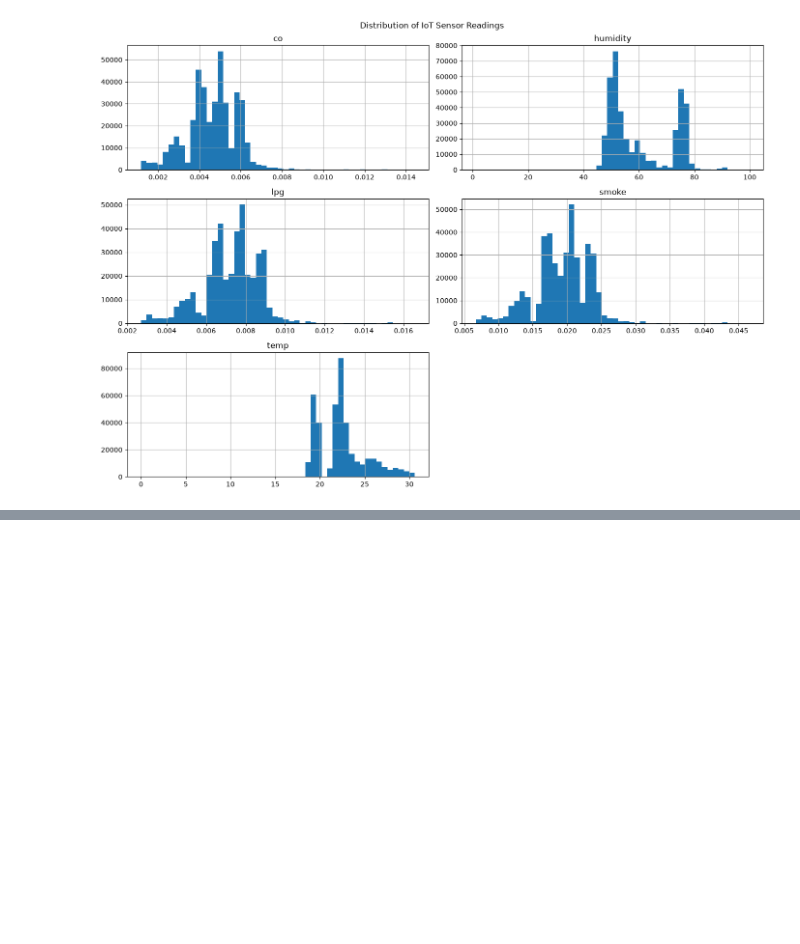
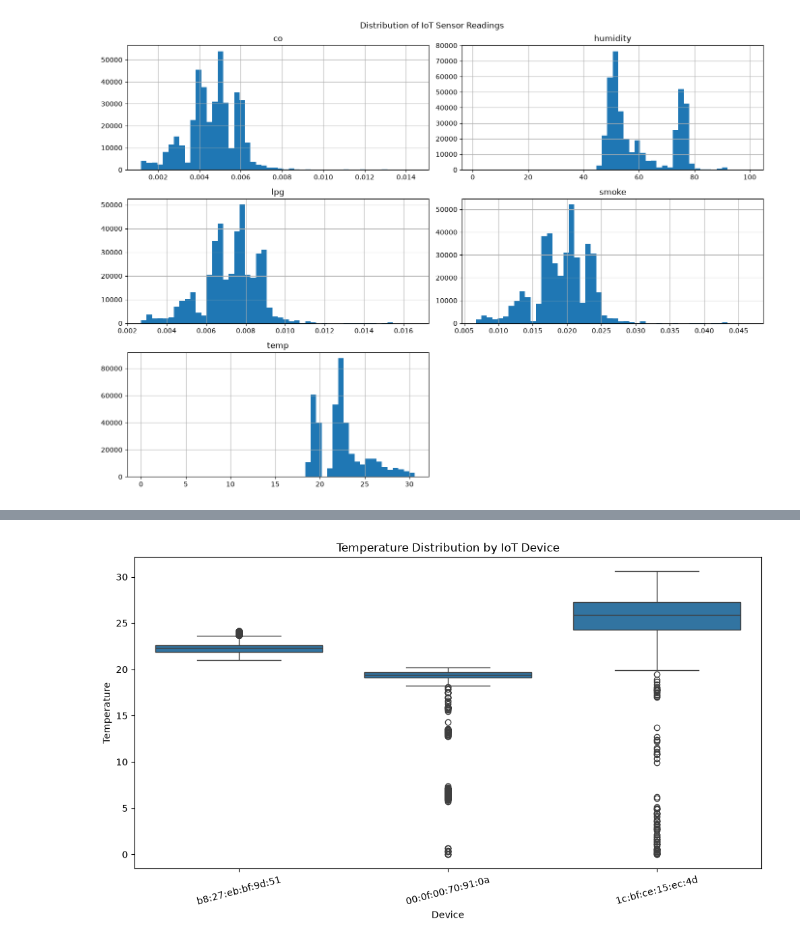
Before and after one commit to rahul-gitt/IoT-Sensor-Data-Validator, a Jupyter notebook: main.ipynb, the cells around one changed output, grey strips where cells are left out. Drawn from its saved outputs; the diff is of its cells as text; code cells hidden in the pictures; blank space fills up the shorter version.

Commit message:
Device wise EDA

```diff
--- a/main.ipynb
+++ b/main.ipynb
@@ -113,0 +159,13 @@ plt.show()
+# %%
+plt.figure(figsize=(12, 6))
+
+sns.boxplot(data=df, x="device", y="temp")
+
+plt.title("Temperature Distribution by IoT Device")
+plt.xlabel("Device")
+plt.ylabel("Temperature")
+plt.xticks(rotation=15)
+
+plt.show()
+# %% [output]
+[figure, added]
```
Also changed, not shown: parts of 3 cells of this notebook.
